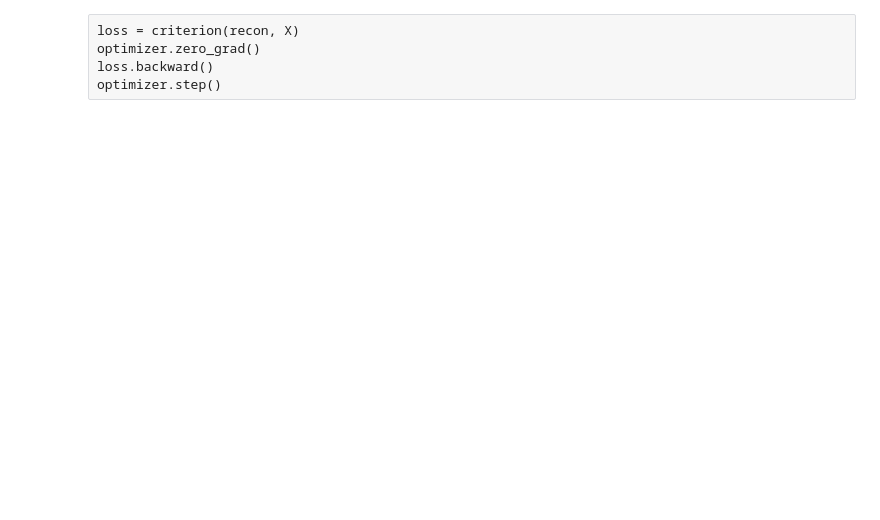
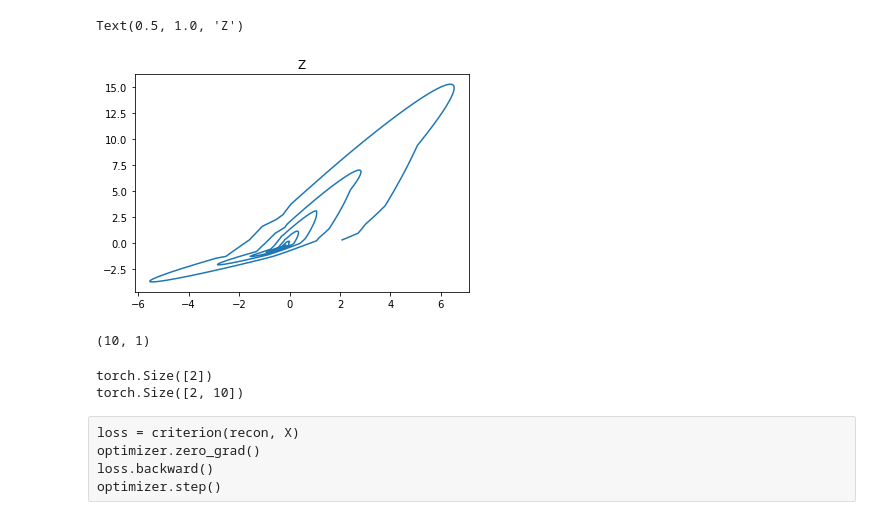
Before and after one commit to audrey163/senior-seminar-project-2-public, a Jupyter notebook: python/Exploration.ipynb, the cells around one changed output. Drawn from its saved outputs; the diff is of its cells as text; code cells hidden in the pictures; blank space fills up the shorter version.

```diff
--- a/python/Exploration.ipynb
+++ b/python/Exploration.ipynb
@@ -18,7 +22,5 @@ from regression import PolynomialLibrary, TrigLibrary
 # %%
-sp = SimplePendulum(g=9.8,l=2,mu=0.5,theta0=np.pi/2) #simulate pendulum
-sp.embed(n=10,mat='RANDN',mu=0,sigma=0.0) #embed the pendulum in a higer diminsional space with noise
-print(sp.Z)
-print(sp.Z.shape)
-sp.X.shape
+data = sp.to_torch() #get the torch tensors
+
+print(list(data)) # U and dU are the state space representation theta while X and dX are embeded they are our transformed data
 # %% [output]
@@ -85,2 +125,2 @@ for epoch in range(num_epochs):
 # %%
-plt.plot(model.encoder(torch.Tensor(sp.Z.T)).detach().numpy()[:,0],model.encoder(torch.Tensor(sp.Z.T)).detach().numpy()[:,1])
+Z = model.encoder(data['X'])
@@ -87,3 +137,35 @@ plt.plot(model.encoder(torch.Tensor(sp.Z.T)).detach().numpy()[:,0],model.encoder
+# %%
+_z = Z.detach().numpy()
+plt.plot(_z[:,0],_z[:,1])
+plt.title("Z")
+# %% [output]
+Text(0.5, 1.0, 'Z')
+[figure, added]
+# %%
+x = data['X'][0,:]
+dx = data['dX'][0,:]
+z = model.encoder(x).detach().numpy().reshape(-1,1)
+
+J = torch.autograd.functional.jacobian(model.encoder, dx).detach().numpy()
+
+dz = np.dot(J.T,z)
+
+print(dz.shape)
+# %% [output]
+(10, 1)
+# %%
+x = data['X'][0,:]
+dx = data['dX'][0,:]
+z = model.encoder(x)
+
+J = torch.autograd.functional.jacobian(model.encoder, dx)
+
+print(z.shape)
+print(J.shape)
+dz = torch.matmul(J.T,z)
+# %% [output]
+torch.Size([2])
+torch.Size([2, 10])
 # %%
 X = torch.Tensor(sp.Z.T)
 recon = model(X)
```
Also changed, not shown: parts of 13 cells of this notebook, 1 other file.
